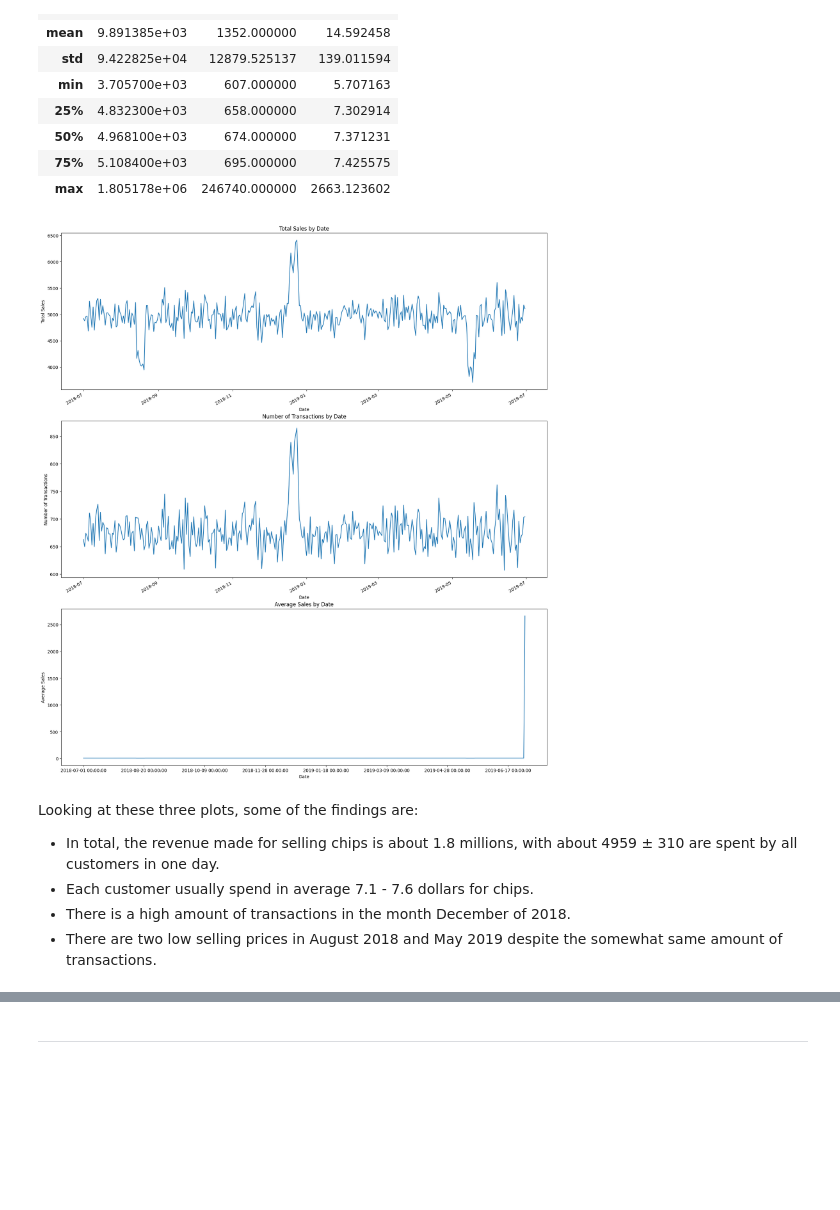
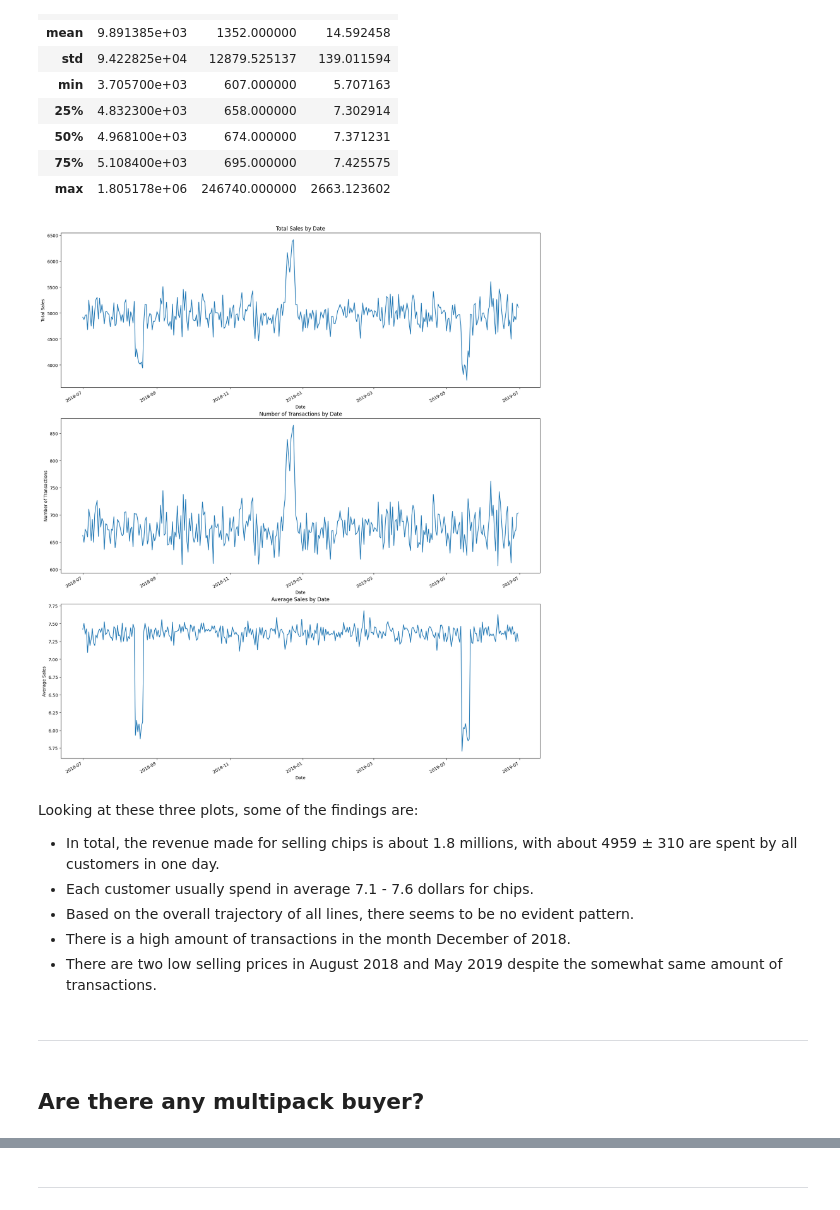
Before and after one commit to Ethan4thewin/Quantium---Chips, a Jupyter notebook: my_nb.ipynb, the cells around one changed output, grey strips where cells are left out. Cells and saved outputs as stored; diff of their text form; code cells hidden in the pictures; blank space fills up the shorter version.

```diff
--- a/my_nb.ipynb
+++ b/my_nb.ipynb
@@ -670,21 +656,26 @@ sales_by_date.describe()
 # %%
 fig, ax = plt.subplots(3,1,figsize=(20, 25))
 
 # create a plot depicting the total spending of customers over time
 data.groupby('DATE')['TOT_SALES'].sum().plot(ax=ax[0], xlabel='Date', ylabel='Total Sales', title='Total Sales by Date')
 
 # create a plot depicting the number of transactions over time
 data.DATE.value_counts().sort_index().plot(ax=ax[1], xlabel='Date', ylabel='Number of Transactions', title='Number of Transactions by Date')
 
 # create a plot depicting the average spending of customers over time
-sales_by_date.AVG_SALES.plot(ax=ax[2], xlabel='Date', ylabel='Average Sales', title='Average Sales by Date')
+sales_by_date[:-1].AVG_SALES.plot(ax=ax[2], xlabel='Date', ylabel='Average Sales', title='Average Sales by Date')
 
 plt.show()
 # %% [output]
-[figure, old version]
+[figure, new version]
 # %% [markdown]
 Looking at these three plots, some of the findings are:
 - In total, the revenue made for selling chips is about 1.8 millions, with about 4959 ± 310 are spent by all customers in one day.
 - Each customer usually spend in average 7.1 - 7.6 dollars for chips.
+- Based on the overall trajectory of all lines, there seems to be no evident pattern.
 - There is a high amount of transactions in the month December of 2018.
 - There are two low selling prices in August 2018 and May 2019 despite the somewhat same amount of transactions.
+# %% [markdown]
+---
+# %% [markdown]
+## Are there any multipack buyer?
```
Also changed, not shown: parts of 21 cells of this notebook, 1 other file.
